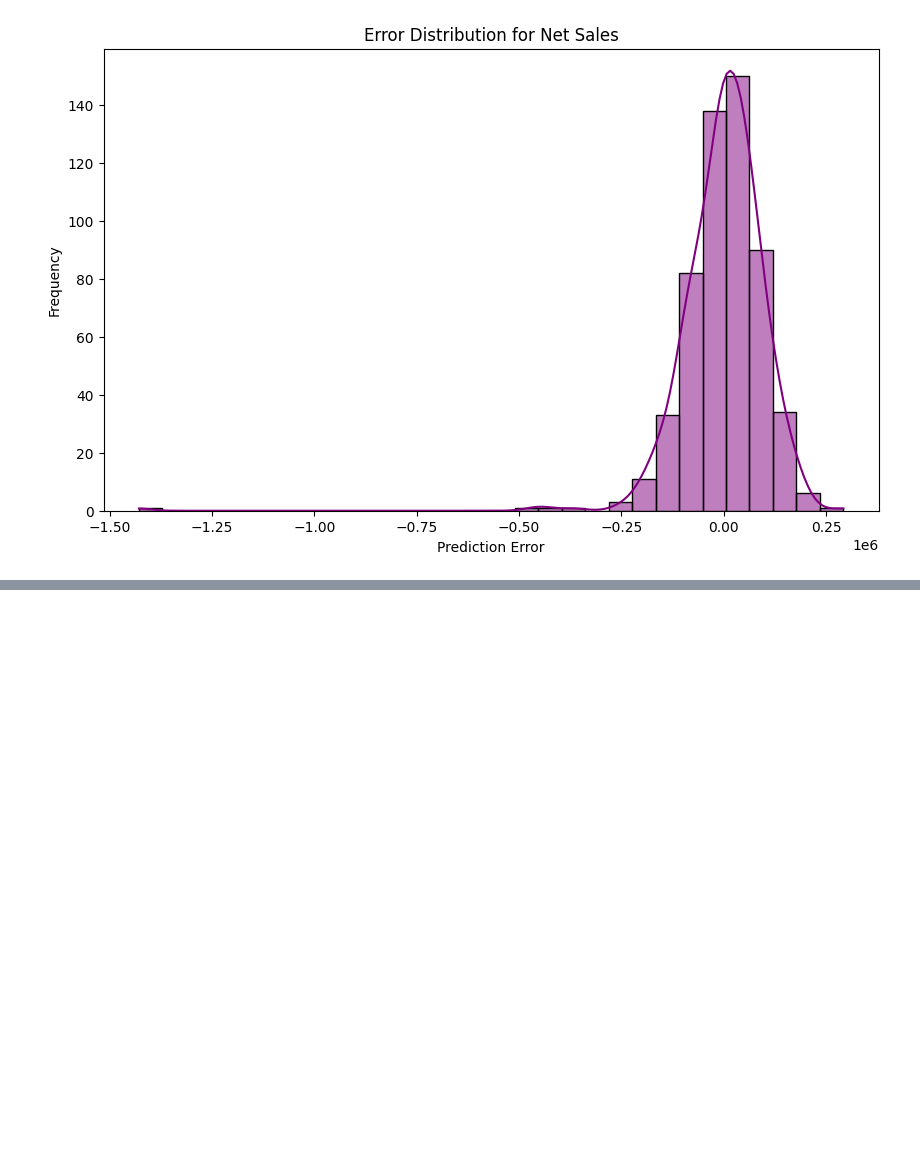
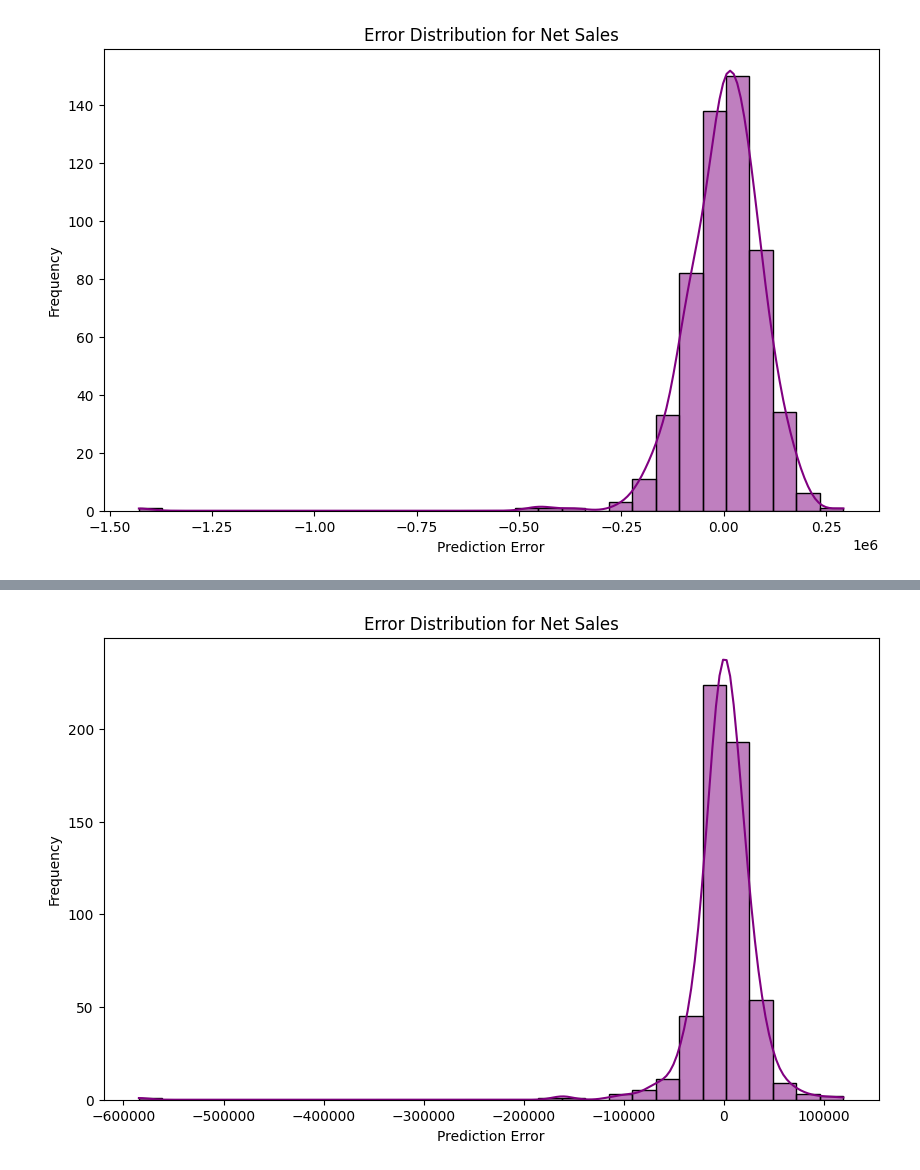
Before and after one commit to RusiruDananga/ML_CW, a Jupyter notebook: src/models/sales_pred_model.ipynb, the cells around one changed output, grey strips where cells are left out. Cells and saved outputs as stored; diff of their text form; code cells hidden in the pictures; blank space fills up the shorter version.

```diff
--- a/src/models/sales_pred_model.ipynb
+++ b/src/models/sales_pred_model.ipynb
@@ -144,0 +177,10 @@ plt.show()
+# %%
+# Error Distribution Plot for net_sales
+plt.figure(figsize=(10, 6))
+sns.histplot(y_train_pred_sales - y_train_sales, bins=30, kde=True, color="purple")
+plt.xlabel("Prediction Error")
+plt.ylabel("Frequency")
+plt.title("Error Distribution for Net Sales")
+plt.show()
+# %% [output]
+[figure, added]
```
Also changed, not shown: parts of 8 cells of this notebook, 7 other files.
